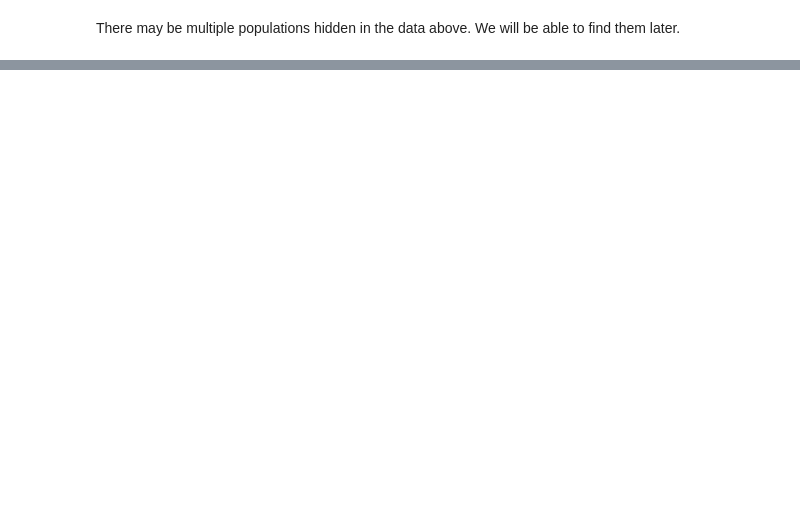
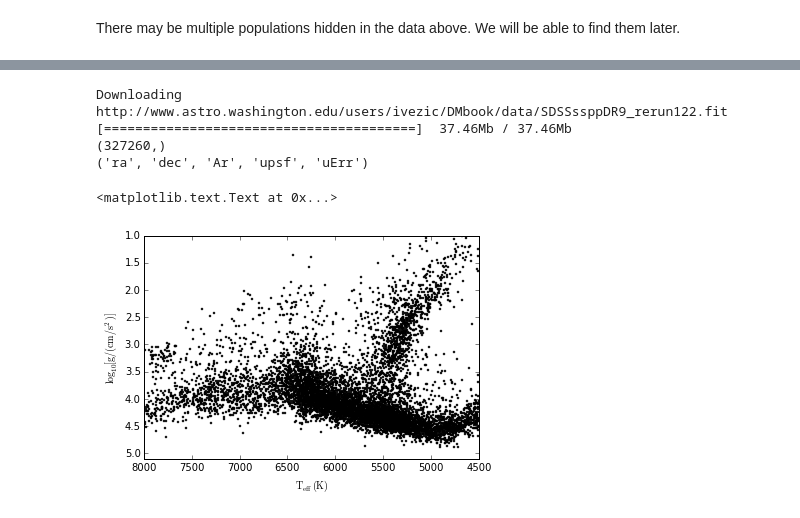
Before and after one commit to kdhiner/KAstroML, a Jupyter notebook: Chapter 1.ipynb, the cells around one changed output, grey strips where cells are left out. Cells and saved outputs as stored; diff of their text form; code cells hidden in the pictures; blank space fills up the shorter version.

```diff
--- a/Chapter 1.ipynb
+++ b/Chapter 1.ipynb
@@ -213,0 +252,30 @@ There may be multiple populations hidden in the data above. We will be able to f
+# %%
+from astroML.datasets import fetch_sdss_sspp
+
+data = fetch_sdss_sspp()
+
+print data.shape
+print data.dtype.names[:5]
+# %% [output]
+Downloading http://www.astro.washington.edu/users/ivezic/DMbook/data/SDSSssppDR9_rerun122.fit
+[========================================]  37.46Mb / 37.46Mb
+(327260,)
+('ra', 'dec', 'Ar', 'upsf', 'uErr')
+# %%
+data = data[:10000]
+rpsf = data['rpsf']
+
+# Make some reasonable cuts
+data = data[(rpsf > 15) & (rpsf < 19)]
+logg = data['logg']
+Teff = data['Teff']
+
+ax = plt.axes()
+ax.scatter(Teff, logg, s=4, lw=0.5, c='k')
+ax.set_xlim(8000, 4500)
+ax.set_ylim(5.1, 1)
+ax.set_xlabel(r'$\mathrm{T_{eff}\ (K)}$')
+ax.set_ylabel(r'$\mathrm{log_{10}[g / (cm/s^2)]}$')
+# %% [output]
+<matplotlib.text.Text at 0x...>
+[figure, added]
```
Also changed, not shown: parts of 17 cells of this notebook.
